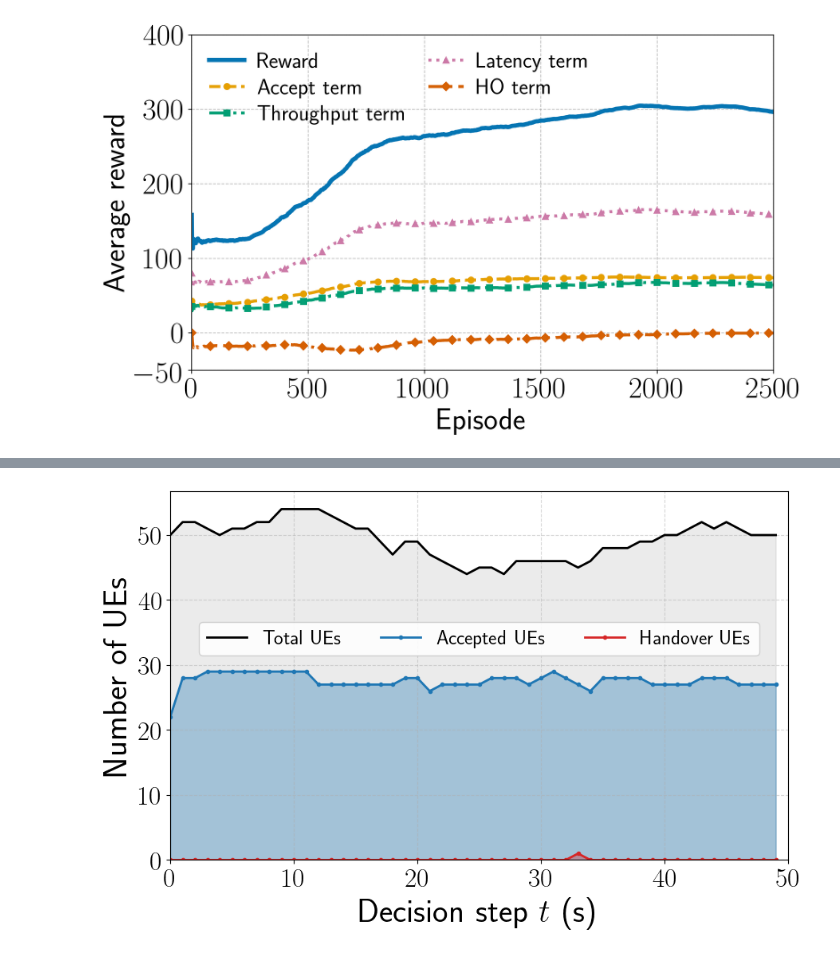
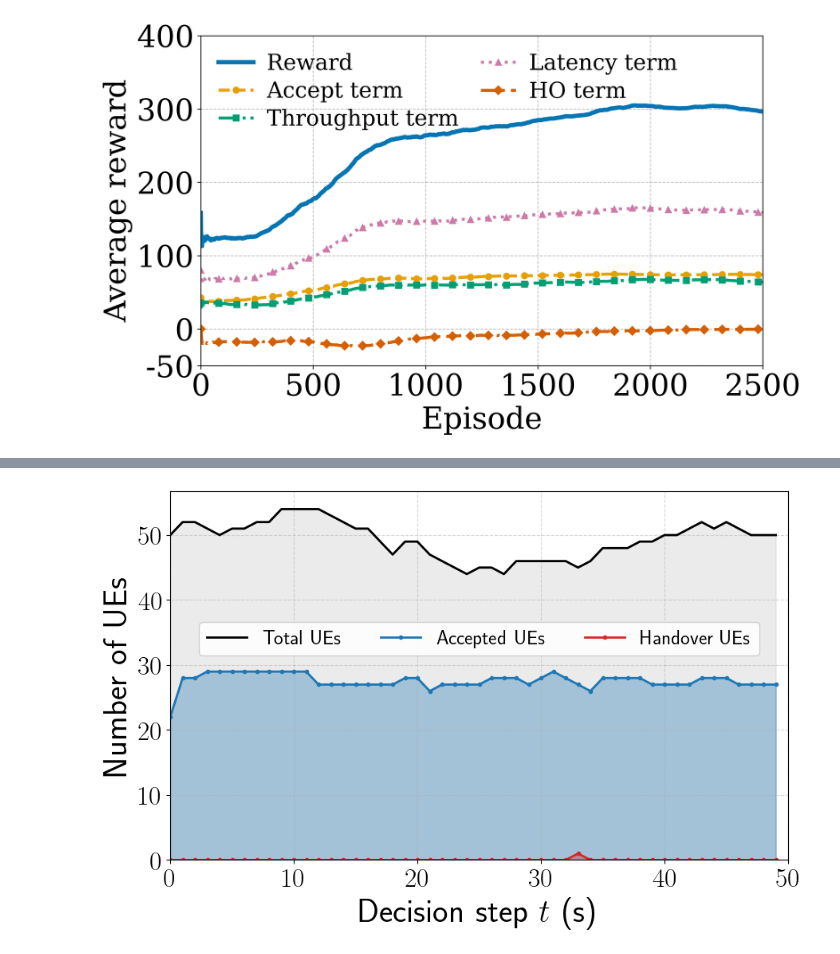
Before and after one commit to eouinht/HO_DATN, a Jupyter notebook: PPO_GSA_HO/plot.ipynb, the cells around one changed output, grey strips where cells are left out. Saved outputs shown, nothing was run; the diff lists cells and outputs as text; code cells hidden in the pictures.

```diff
--- a/PPO_GSA_HO/plot.ipynb
+++ b/PPO_GSA_HO/plot.ipynb
@@ -2,6 +2,7 @@
 import os
 import numpy as np
 import matplotlib.pyplot as plt
+from pathlib import Path
 
 COLORS = ['forestgreen', 'darkgoldenrod', 'navy', 'darkviolet', 'red']
 
@@ -9,16 +10,28 @@ def _save(fig, out_dir, fname_base):
     os.makedirs(out_dir, exist_ok=True)
     fig.tight_layout()
     fig.savefig(os.path.join(out_dir, f"{fname_base}.pdf"), bbox_inches="tight")
-    plt.close(fig)
+    # plt.close(fig)
 
+# def enable_latex_font():
+#     plt.rcParams.update({
+#         "text.usetex": True,
+#         "axes.unicode_minus": False,
+#         "text.latex.preamble": r"""
+#             \usepackage{lmodern}
+#         """,
+#         "font.family": "sans-serif",
+#         "axes.labelsize": 30,
+#         "axes.titlesize": 30,
+#         "xtick.labelsize": 30,
+#         "ytick.labelsize": 30,
+#         "legend.fontsize": 30,
+#     })
 def enable_latex_font():
     plt.rcParams.update({
-        "text.usetex": True,
+        "text.usetex": False,                                     # Tắt LaTeX hệ thống
         "axes.unicode_minus": False,
-        "text.latex.preamble": r"""
-            \usepackage{lmodern}
-        """,
-        "font.family": "sans-serif",
+        "font.family": "serif",
+        "font.serif": ["Computer Modern Roman", "DejaVu Serif"], # Dùng font mặc định giống LaTeX
         "axes.labelsize": 30,
         "axes.titlesize": 30,
         "xtick.labelsize": 30,
@@ -88,35 +101,36 @@ def plot_convergence(results_dir):
     ax.set_xlabel("Episode", fontsize=30)
     ax.set_ylabel("Average reward", fontsize=30)
     ax.set_xlim([0, 2500])
     ax.set_ylim([-50, 400])
 
     # ép tick
     ax.set_yticks([-50, 0, 100, 200, 300, 400])
 
     ax.grid(which='major', color='gray', linestyle='--', alpha=0.5, zorder=0)
     ax.grid(which='minor', visible=True)
 
     ax.legend(
         loc="best",
         framealpha=0,
         fontsize=22,
         handlelength=1.6,
         handletextpad=0.6,
         labelspacing=0.3,
         borderpad=0.3,
         ncol=2,
         columnspacing=1.0
     )
 
     plt.tight_layout()
+    _save(fig, results_dir, "convergence")
     plt.show()
-    _save(fig, results_dir, "convergence")
+
 
 
 results_dir = "./results/run_PPOGSA_50UE/"
 plot_convergence(results_dir)
 # %% [output]
-[figure, old version]
+[figure, new version]
 # %%
 import numpy as np
 import matplotlib.pyplot as plt
```
Also changed, not shown: parts of 1 cell of this notebook, 4 other files.
